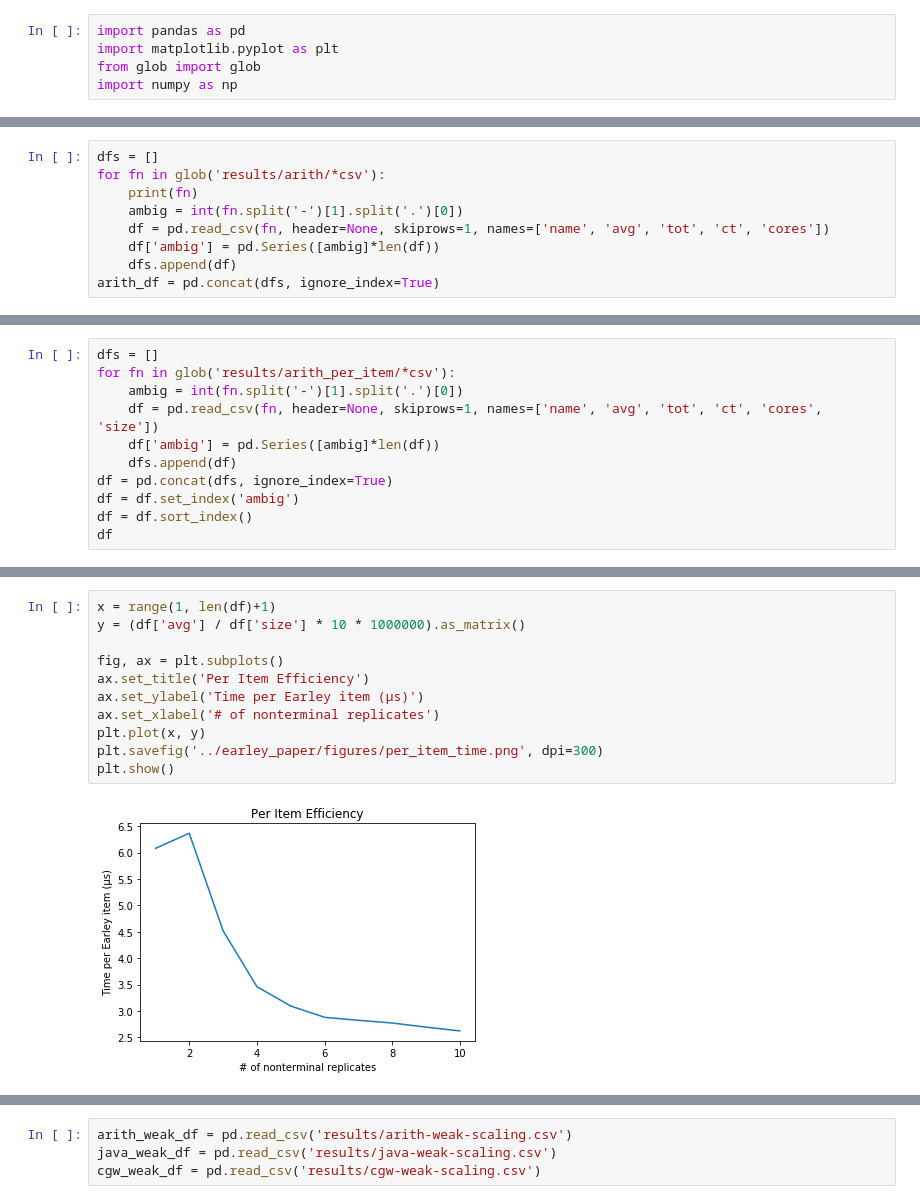
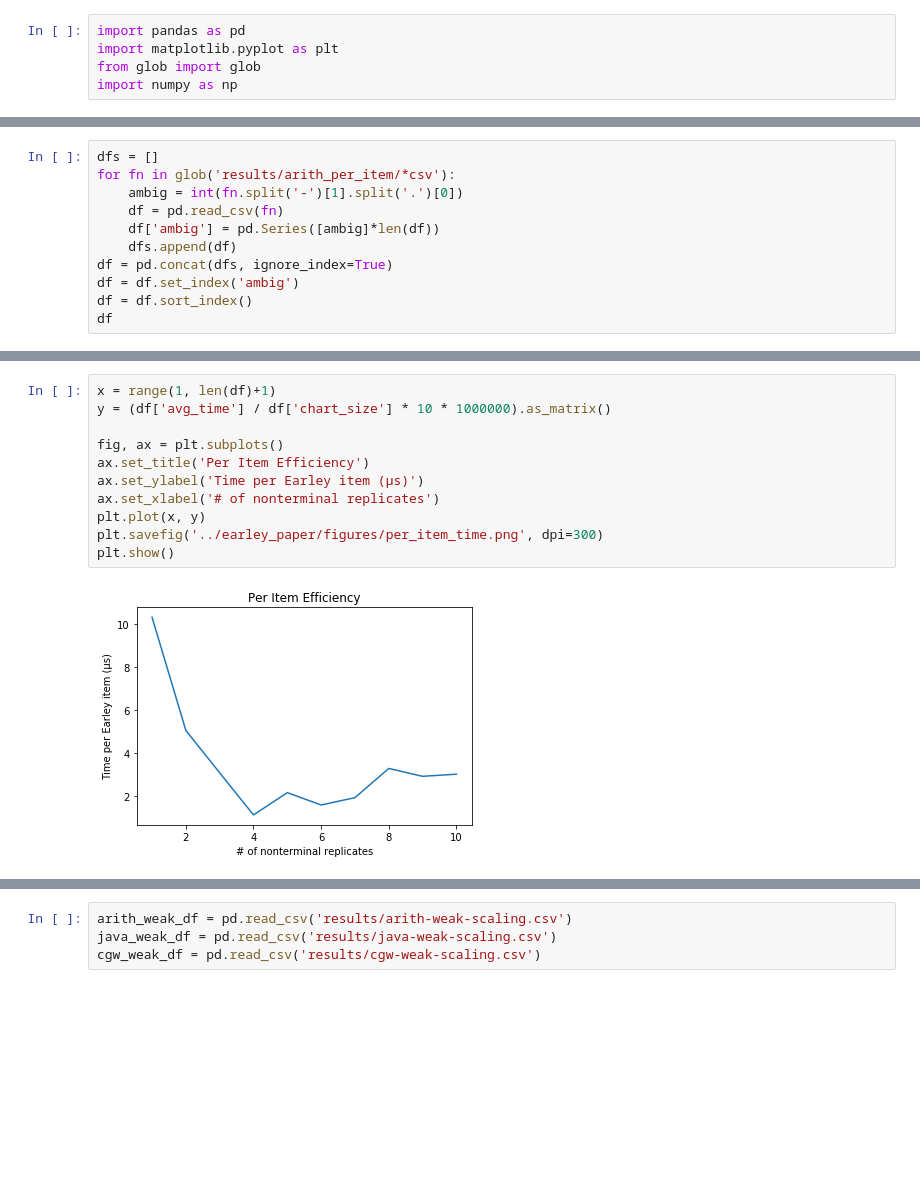
Before and after one commit to jfeser/earley, a Jupyter notebook: Analysis.ipynb, the cells around one changed output, grey strips where cells are left out. Saved outputs shown, nothing was run; the diff lists cells and outputs as text; blank space fills up the shorter version.

```diff
--- a/Analysis.ipynb
+++ b/Analysis.ipynb
@@ -6,10 +35,12 @@ import numpy as np
 # %%
 dfs = []
-for fn in glob('results/arith/*csv'):
-    print(fn)
+for fn in glob('results/arith_per_item/*csv'):
     ambig = int(fn.split('-')[1].split('.')[0])
-    df = pd.read_csv(fn, header=None, skiprows=1, names=['name', 'avg', 'tot', 'ct', 'cores'])
+    df = pd.read_csv(fn)
     df['ambig'] = pd.Series([ambig]*len(df))
     dfs.append(df)
-arith_df = pd.concat(dfs, ignore_index=True)
+df = pd.concat(dfs, ignore_index=True)
+df = df.set_index('ambig')
+df = df.sort_index()
+df
 # %% [output]
@@ -88,11 +58,0 @@ plt.show()
-# %%
-dfs = []
-for fn in glob('results/arith_per_item/*csv'):
-    ambig = int(fn.split('-')[1].split('.')[0])
-    df = pd.read_csv(fn, header=None, skiprows=1, names=['name', 'avg', 'tot', 'ct', 'cores', 'size'])
-    df['ambig'] = pd.Series([ambig]*len(df))
-    dfs.append(df)
-df = pd.concat(dfs, ignore_index=True)
-df = df.set_index('ambig')
-df = df.sort_index()
-df
@@ -112,13 +59,13 @@ df
 # %%
 x = range(1, len(df)+1)
-y = (df['avg'] / df['size'] * 10 * 1000000).as_matrix()
+y = (df['avg_time'] / df['chart_size'] * 10 * 1000000).as_matrix()
 
 fig, ax = plt.subplots()
 ax.set_title('Per Item Efficiency')
 ax.set_ylabel('Time per Earley item (μs)')
 ax.set_xlabel('# of nonterminal replicates')
 plt.plot(x, y)
 plt.savefig('../earley_paper/figures/per_item_time.png', dpi=300)
 plt.show()
 # %% [output]
-[figure, old version]
+[figure, new version]
```
Also changed, not shown: parts of 11 cells of this notebook.
